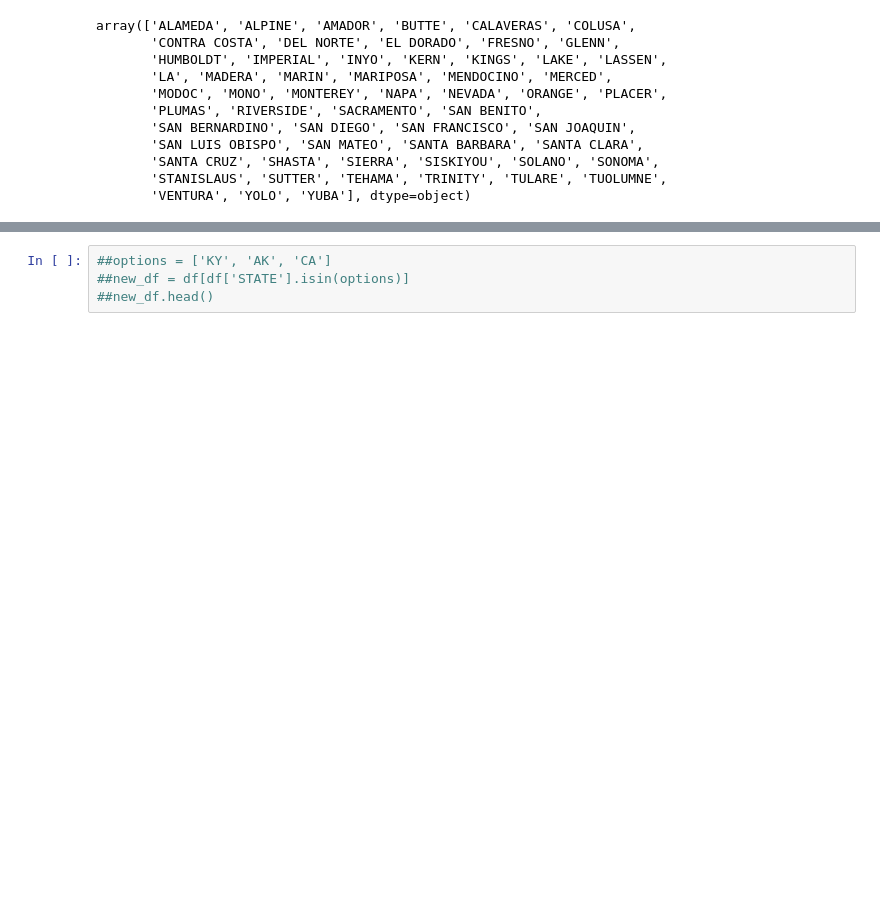
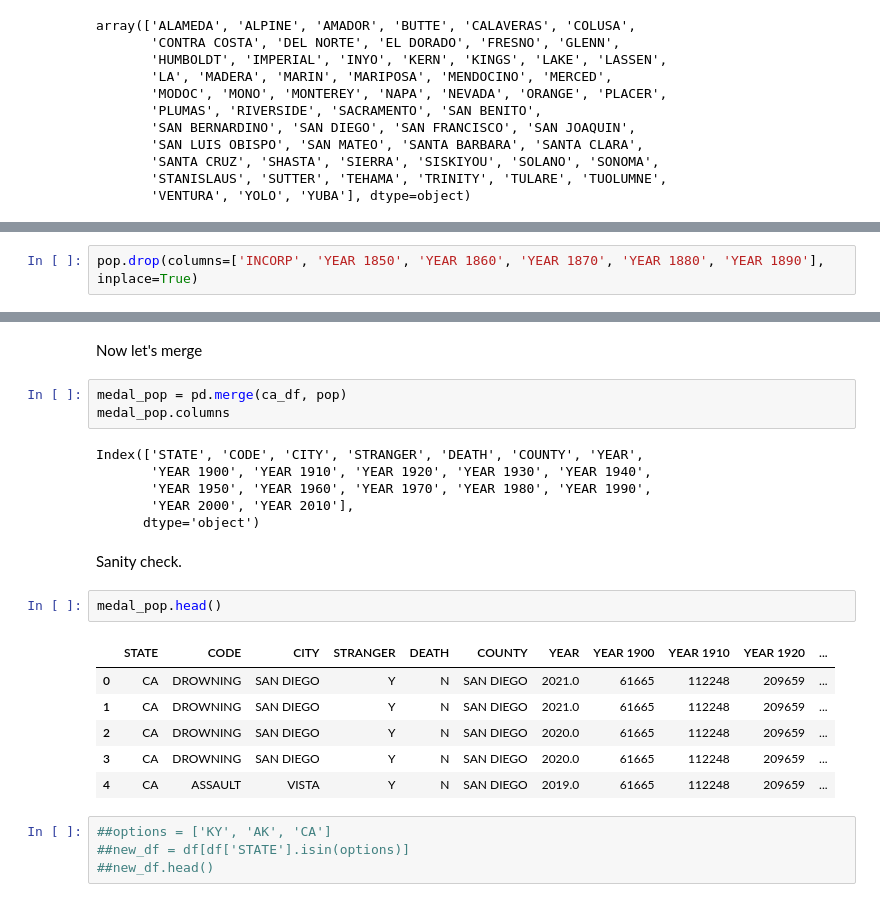
Before and after one commit to happyhorseshoe/Heroic_Age, a Jupyter notebook: hero.ipynb, the cells around one changed output, grey strips where cells are left out. Saved outputs shown, nothing was run; the diff lists cells and outputs as text; blank space fills up the shorter version.

```diff
--- a/hero.ipynb
+++ b/hero.ipynb
@@ -313,0 +321,2 @@ array(['ALAMEDA', 'ALPINE', 'AMADOR', 'BUTTE', 'CALAVERAS', 'COLUSA',
+# %%
+pop.drop(columns=['INCORP', 'YEAR 1850', 'YEAR 1860', 'YEAR 1870', 'YEAR 1880', 'YEAR 1890'], inplace=True)
@@ -314,3 +359,25 @@ array(['ALAMEDA', 'ALPINE', 'AMADOR', 'BUTTE', 'CALAVERAS', 'COLUSA',
+# %% [markdown]
+Now let's merge
+# %%
+medal_pop = pd.merge(ca_df, pop)
+medal_pop.columns
+# %% [output]
+Index(['STATE', 'CODE', 'CITY', 'STRANGER', 'DEATH', 'COUNTY', 'YEAR',
+       'YEAR 1900', 'YEAR 1910', 'YEAR 1920', 'YEAR 1930', 'YEAR 1940',
+       'YEAR 1950', 'YEAR 1960', 'YEAR 1970', 'YEAR 1980', 'YEAR 1990',
+       'YEAR 2000', 'YEAR 2010'],
+      dtype='object')
+# %% [markdown]
+Sanity check.
+# %%
+medal_pop.head()
+# %% [output]
+|  | STATE | CODE | CITY | STRANGER | DEATH | COUNTY | YEAR | YEAR 1900 | YEAR 1910 | YEAR 1920 | ... |
+| 0 | CA | DROWNING | SAN DIEGO | Y | N | SAN DIEGO | 2021.0 | 61665 | 112248 | 209659 | ... |
+| 1 | CA | DROWNING | SAN DIEGO | Y | N | SAN DIEGO | 2021.0 | 61665 | 112248 | 209659 | ... |
+| 2 | CA | DROWNING | SAN DIEGO | Y | N | SAN DIEGO | 2020.0 | 61665 | 112248 | 209659 | ... |
+| 3 | CA | DROWNING | SAN DIEGO | Y | N | SAN DIEGO | 2020.0 | 61665 | 112248 | 209659 | ... |
+| 4 | CA | ASSAULT | VISTA | Y | N | SAN DIEGO | 2019.0 | 61665 | 112248 | 209659 | ... |
 # %%
 ##options = ['KY', 'AK', 'CA']
 ##new_df = df[df['STATE'].isin(options)]
```
Also changed, not shown: parts of 17 cells of this notebook.
